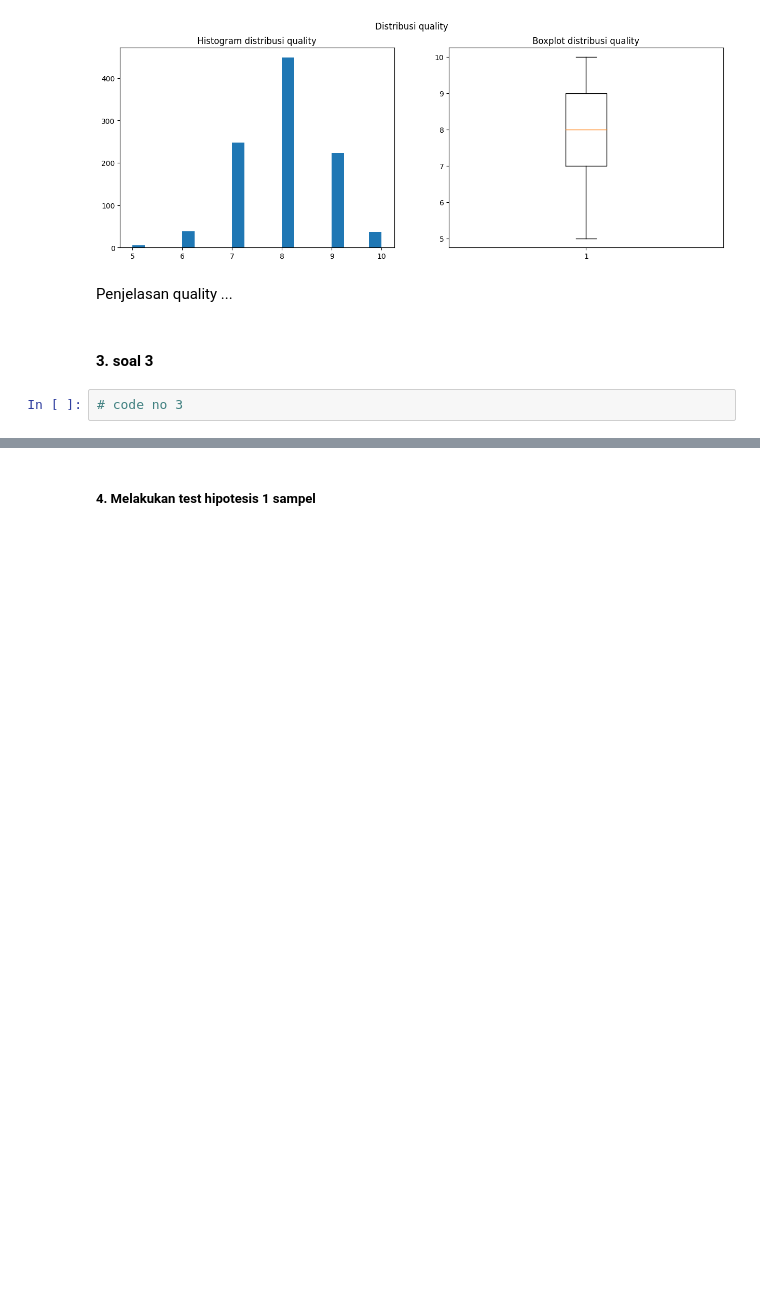
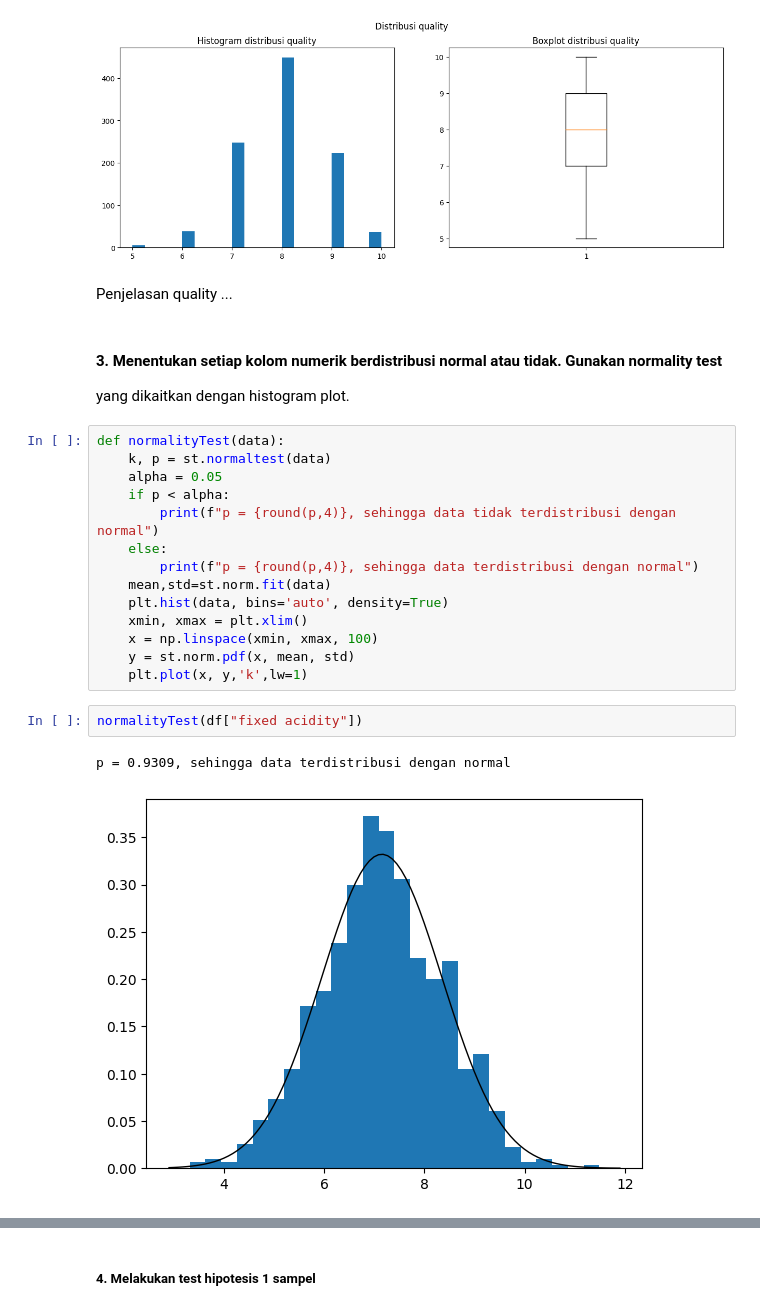
Before and after one commit to febryanarota/Tugas-Besar-Probstat, a Jupyter notebook: main.ipynb, the cells around one changed output, grey strips where cells are left out. Drawn from its saved outputs; the diff is of its cells as text; blank space fills up the shorter version.

```diff
--- a/main.ipynb
+++ b/main.ipynb
@@ -154,7 +154,25 @@ plot_distribusi(df["quality"], "Distribusi quality")
 [figure]
 # %% [markdown]
 Penjelasan quality ...
-# %% [markdown]
-#### 3. soal 3
-# %%
-# code no 3
+# %% [markdown]
+#### 3. Menentukan setiap kolom numerik berdistribusi normal atau tidak. Gunakan normality test
+yang dikaitkan dengan histogram plot.
+# %%
+def normalityTest(data):
+    k, p = st.normaltest(data)
+    alpha = 0.05
+    if p < alpha:
+        print(f"p = {round(p,4)}, sehingga data tidak terdistribusi dengan normal")
+    else:
+        print(f"p = {round(p,4)}, sehingga data terdistribusi dengan normal")
+    mean,std=st.norm.fit(data)
+    plt.hist(data, bins='auto', density=True)
+    xmin, xmax = plt.xlim()
+    x = np.linspace(xmin, xmax, 100)
+    y = st.norm.pdf(x, mean, std)
+    plt.plot(x, y,'k',lw=1)
+# %%
+normalityTest(df["fixed acidity"])
+# %% [output]
+p = 0.9309, sehingga data terdistribusi dengan normal
+[figure, added]
```
Also changed, not shown: parts of 11 cells of this notebook.
